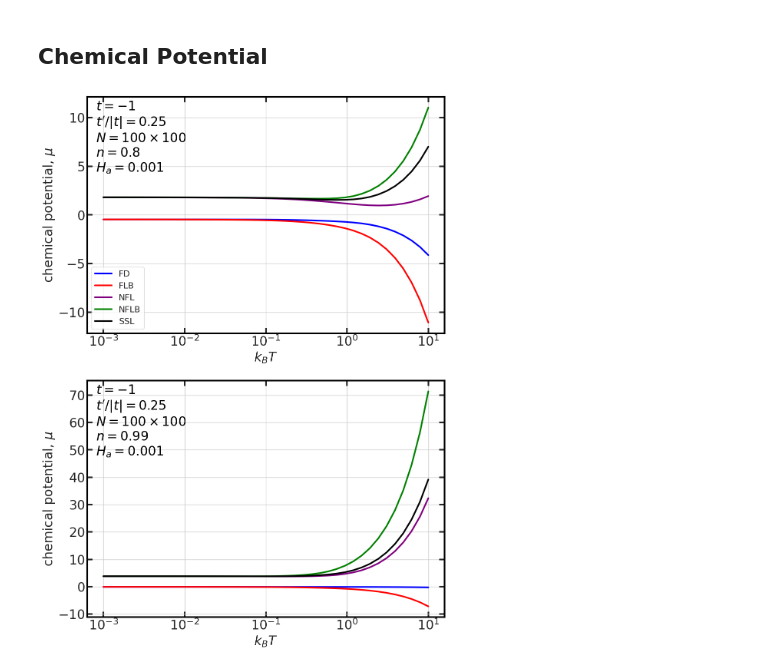
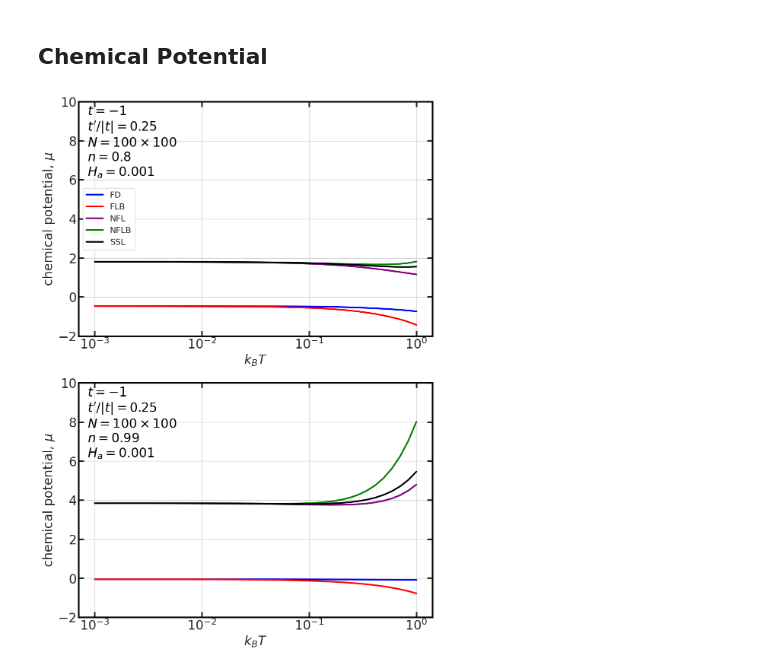
Before and after one commit to Mateuszzx/quantum-statistics-solver, a Jupyter notebook: notebooks/Graphs/magnetic_mu_T.ipynb, the cells around one changed output. Cells and saved outputs as stored; diff of their text form; code cells hidden in the pictures.

```diff
--- a/notebooks/Graphs/magnetic_mu_T.ipynb
+++ b/notebooks/Graphs/magnetic_mu_T.ipynb
@@ -34,7 +34,7 @@ n_count = 2
 
 
 # Beta values
-beta_min = -1
+beta_min = 0
 beta_max = 3
 beta_count = 40
 
@@ -69,27 +69,27 @@ k_BT = 1/beta
 # %%
 H_a_plot = H_a[0]
 beta_plot = 1/k_BT
 distro = ["FD","FLB","NFL", "NFLB", "SSL"]
 # Plot
-legend_loc = "lower left"
+legend_loc = "center left"
 PlotConfig = sp.PlotConfig(legend_loc=legend_loc)
 
 plotter = sp.ScientificPlotter(config=PlotConfig)
 plotter.plot_scalar_result(
     results=mu_df,
     x_param="$k_BT$",
     y_col="mu",
     y_label=r"chemical potential, $\mu$",
     fixed_params={"H_a": H_a_plot},
     distros=distro,
     subplots_param="n",
     subplots_vals=n,
     cols=1,
     figsize=(12, 8.8),
     xscale="log",
-    # ylims=(0, 2.6),
+    ylims=(-2, 10),
     # xlims=(0.01, 1)
 )
 plt.show()
 # %% [output]
-[figure, old version]
+[figure, new version]
```
Also changed, not shown: 1 other file.
